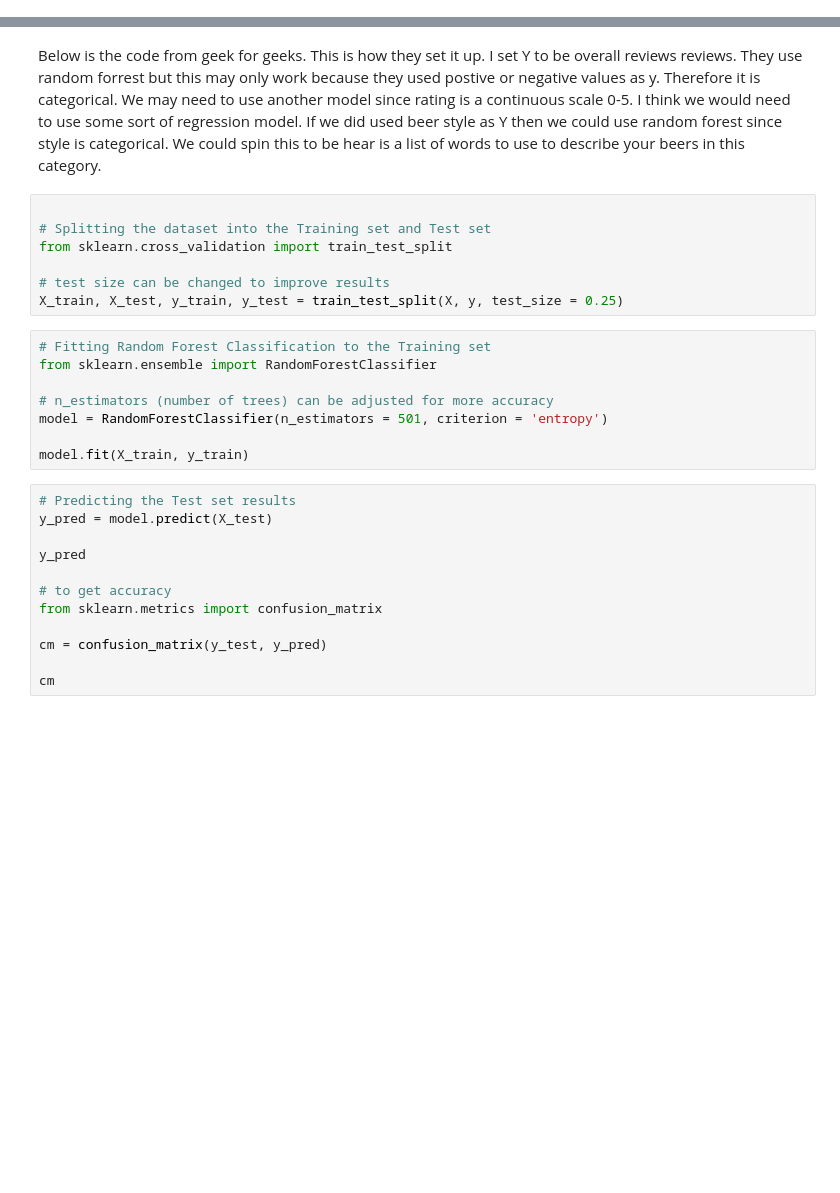
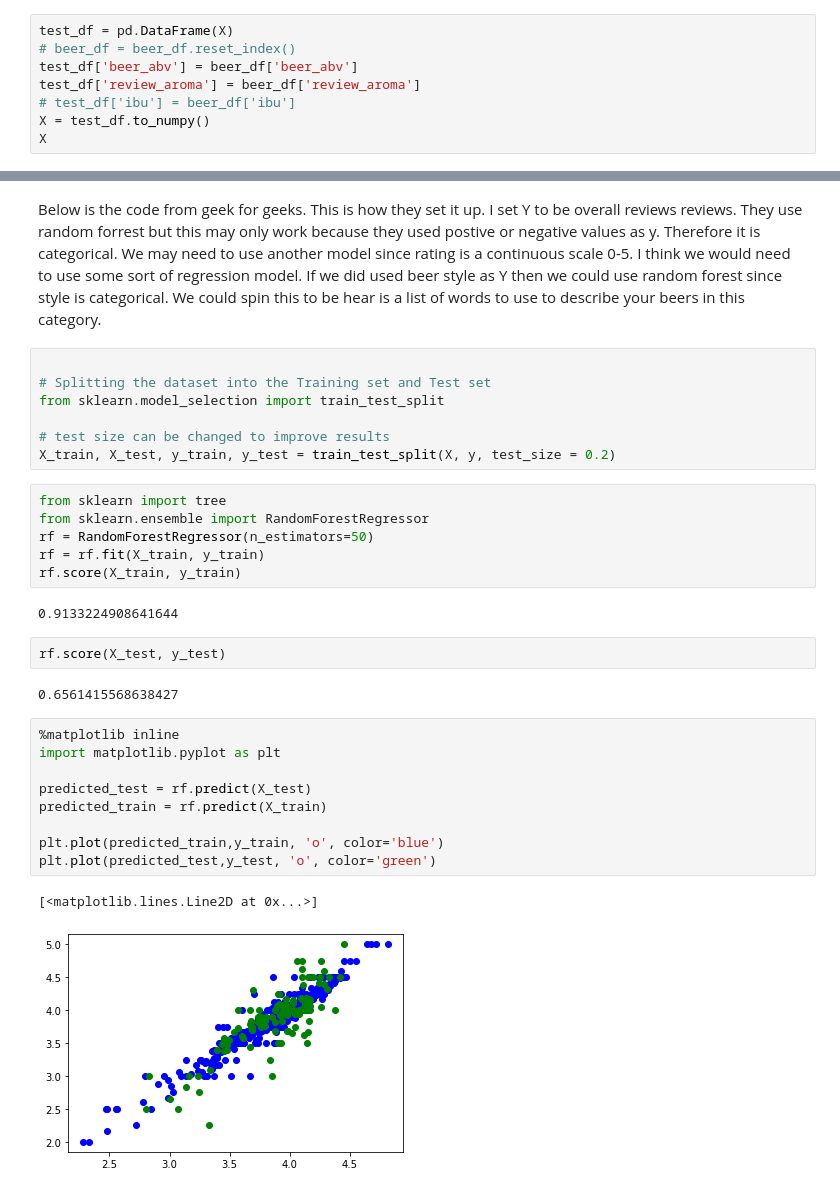
Before and after one commit to nowlansavage/brewery_startup_guide, a Jupyter notebook: Beer_Reviews_NLP.ipynb, the cells around one changed output, grey strips where cells are left out. Saved outputs shown, nothing was run; the diff lists cells and outputs as text; blank space fills up the shorter version.

```diff
--- a/Beer_Reviews_NLP.ipynb
+++ b/Beer_Reviews_NLP.ipynb
@@ -157,0 +182,8 @@ ModuleNotFoundError: No module named 'sklearn.cross_validation'
+# %%
+test_df = pd.DataFrame(X)
+# beer_df = beer_df.reset_index()
+test_df['beer_abv'] = beer_df['beer_abv']
+test_df['review_aroma'] = beer_df['review_aroma']
+# test_df['ibu'] = beer_df['ibu']
+X = test_df.to_numpy()
+X
@@ -162,27 +250,31 @@ Below is the code from geek for geeks. This is how they set it up. I set Y to be
 # %%
 
 # Splitting the dataset into the Training set and Test set
-from sklearn.cross_validation import train_test_split
+from sklearn.model_selection import train_test_split
 
 # test size can be changed to improve results
-X_train, X_test, y_train, y_test = train_test_split(X, y, test_size = 0.25)
+X_train, X_test, y_train, y_test = train_test_split(X, y, test_size = 0.2)
-# %%
-# Fitting Random Forest Classification to the Training set
-from sklearn.ensemble import RandomForestClassifier
-
-# n_estimators (number of trees) can be adjusted for more accuracy
-model = RandomForestClassifier(n_estimators = 501, criterion = 'entropy')
-
-model.fit(X_train, y_train)
-# %%
-# Predicting the Test set results
-y_pred = model.predict(X_test)
-
-y_pred
-
-# to get accuracy
-from sklearn.metrics import confusion_matrix
-
-cm = confusion_matrix(y_test, y_pred)
-
-cm
+# %%
+from sklearn import tree
+from sklearn.ensemble import RandomForestRegressor
+rf = RandomForestRegressor(n_estimators=50)
+rf = rf.fit(X_train, y_train)
+rf.score(X_train, y_train)
+# %% [output]
+0.9133224908641644
+# %%
+rf.score(X_test, y_test)
+# %% [output]
+0.6561415568638427
+# %%
+%matplotlib inline
+import matplotlib.pyplot as plt
+
+predicted_test = rf.predict(X_test)
+predicted_train = rf.predict(X_train)
+
+plt.plot(predicted_train,y_train, 'o', color='blue')
+plt.plot(predicted_test,y_test, 'o', color='green')
+# %% [output]
+[<matplotlib.lines.Line2D at 0x...>]
+[figure, added]
```
Also changed, not shown: parts of 14 cells of this notebook.
